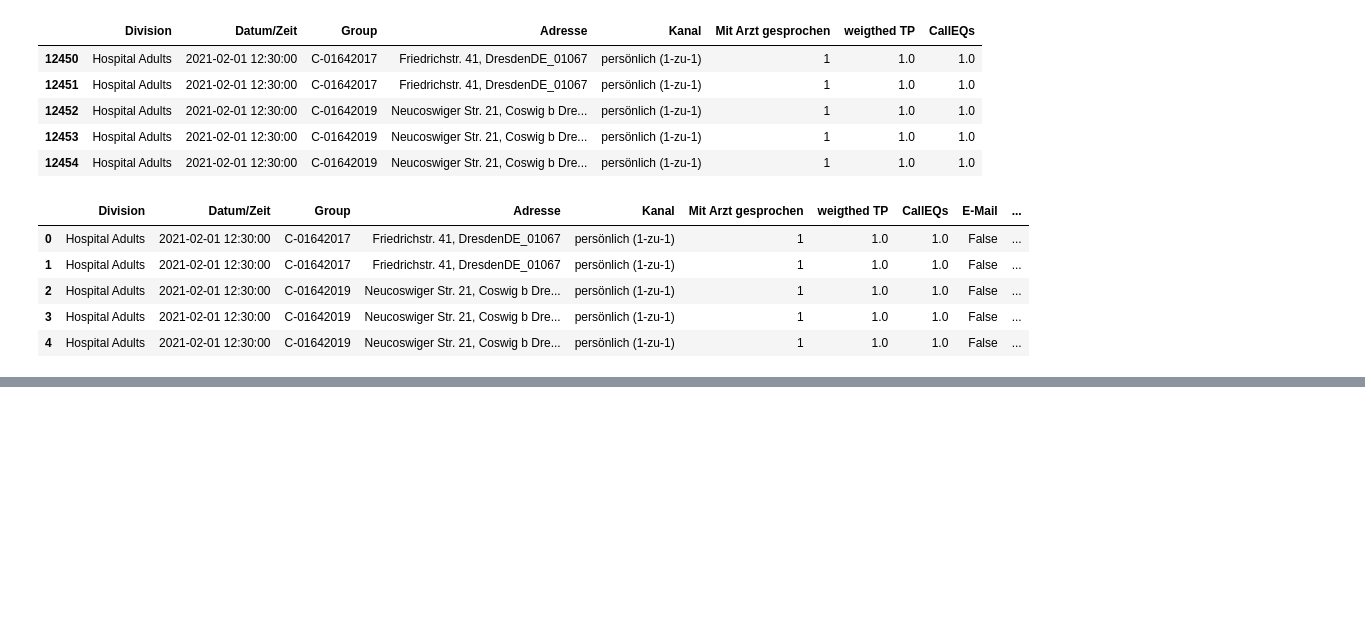
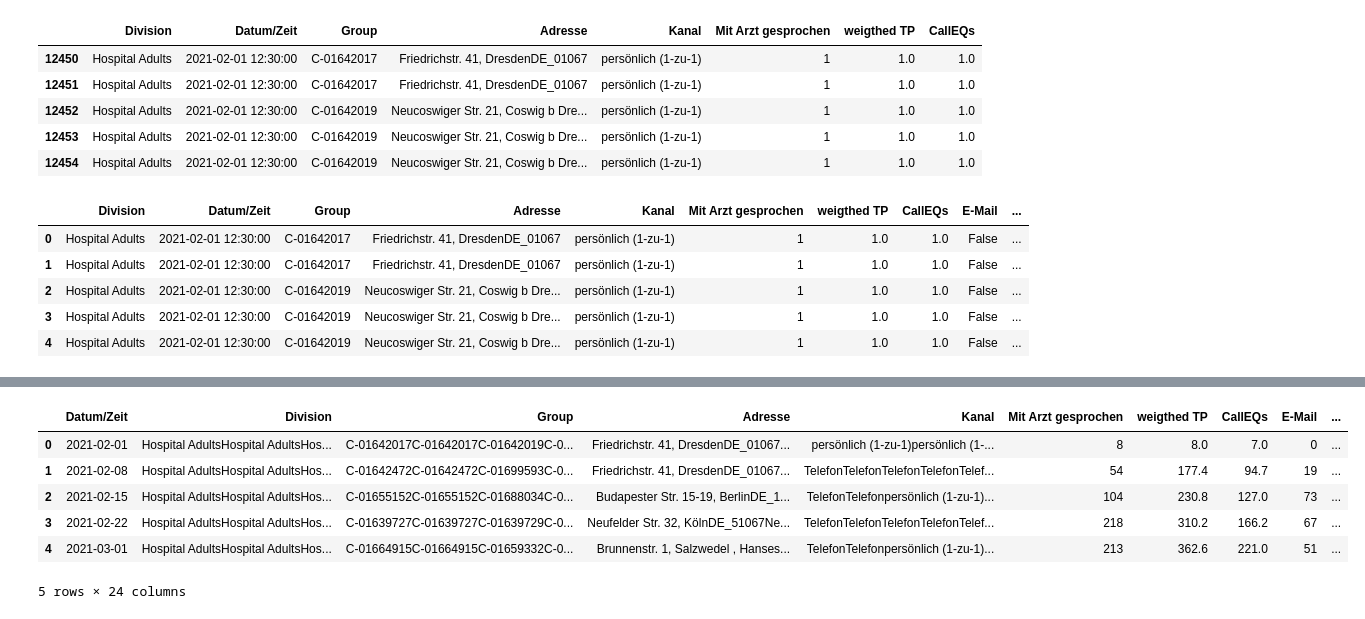
Before and after one commit to cdonosoc/MMM_Fortimel, a Jupyter notebook: oce_table.ipynb, the cells around one changed output, grey strips where cells are left out. Drawn from its saved outputs; the diff is of its cells as text; code cells hidden in the pictures; blank space fills up the shorter version.

Commit message:
weekly oce table (dates differ from excel)

```diff
--- a/oce_table.ipynb
+++ b/oce_table.ipynb
@@ -157,9 +139,14 @@ webinar                   int64
 dtype: object
-# %%
-# Convert datetime into date (days)
-
-df_dummies['Datum/Zeit'] = pd.to_datetime(df_dummies['Datum/Zeit']).dt.date
 # %%
-# Group by date and sum the 'Value' column
+# Group table by weeks and sum channel activities
 
-df_sum = df_dummies.groupby('Datum/Zeit').sum()
+df_weekly = df_dummies.groupby(pd.Grouper(key='Datum/Zeit', freq='W-MON')).sum().reset_index()
+df_weekly.head()
+# %% [output]
+|  | Datum/Zeit | Division | Group | Adresse | Kanal | Mit Arzt gesprochen | weigthed TP | CallEQs | E-Mail | ... |
+| 0 | 2021-02-01 | Hospital AdultsHospital AdultsHos... | C-01642017C-01642017C-01642019C-0... | Friedrichstr. 41, DresdenDE_01067... | persönlich (1-zu-1)persönlich (1-... | 8 | 8.0 | 7.0 | 0 | ... |
+| 1 | 2021-02-08 | Hospital AdultsHospital AdultsHos... | C-01642472C-01642472C-01699593C-0... | Friedrichstr. 41, DresdenDE_01067... | TelefonTelefonTelefonTelefonTelef... | 54 | 177.4 | 94.7 | 19 | ... |
+| 2 | 2021-02-15 | Hospital AdultsHospital AdultsHos... | C-01655152C-01655152C-01688034C-0... | Budapester Str. 15-19, BerlinDE_1... | TelefonTelefonpersönlich (1-zu-1)... | 104 | 230.8 | 127.0 | 73 | ... |
+| 3 | 2021-02-22 | Hospital AdultsHospital AdultsHos... | C-01639727C-01639727C-01639729C-0... | Neufelder Str. 32, KölnDE_51067Ne... | TelefonTelefonTelefonTelefonTelef... | 218 | 310.2 | 166.2 | 67 | ... |
+| 4 | 2021-03-01 | Hospital AdultsHospital AdultsHos... | C-01664915C-01664915C-01659332C-0... | Brunnenstr. 1, Salzwedel , Hanses... | TelefonTelefonpersönlich (1-zu-1)... | 213 | 362.6 | 221.0 | 51 | ... |
+5 rows × 24 columns
```
Also changed, not shown: parts of 2 cells of this notebook.
